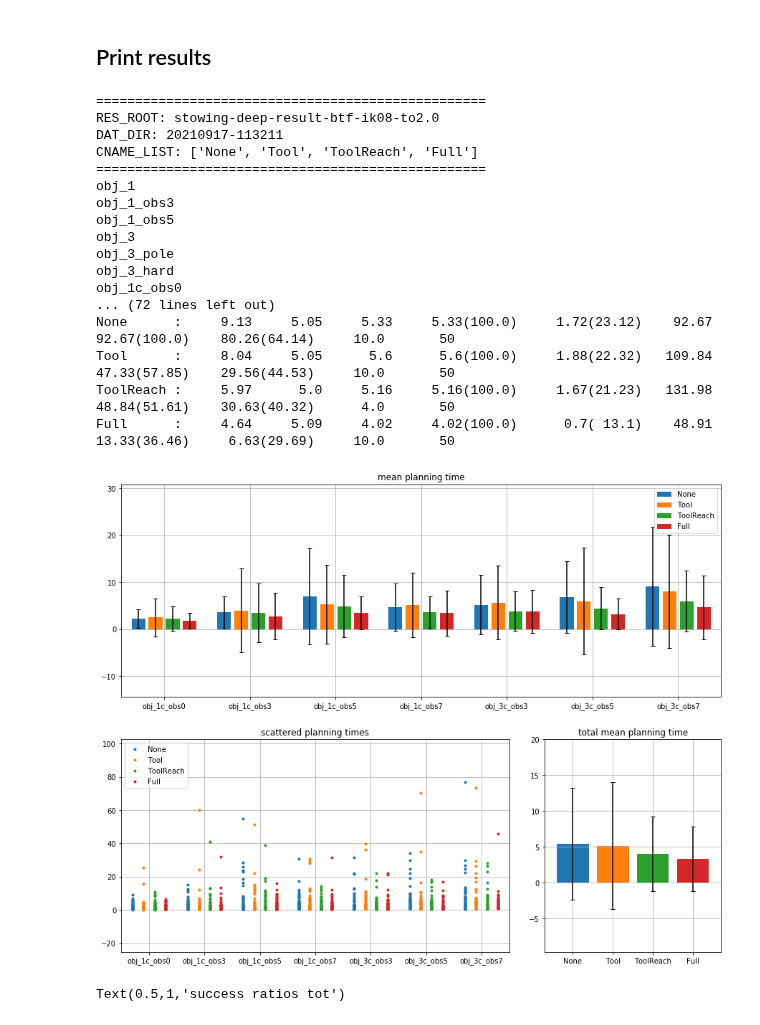
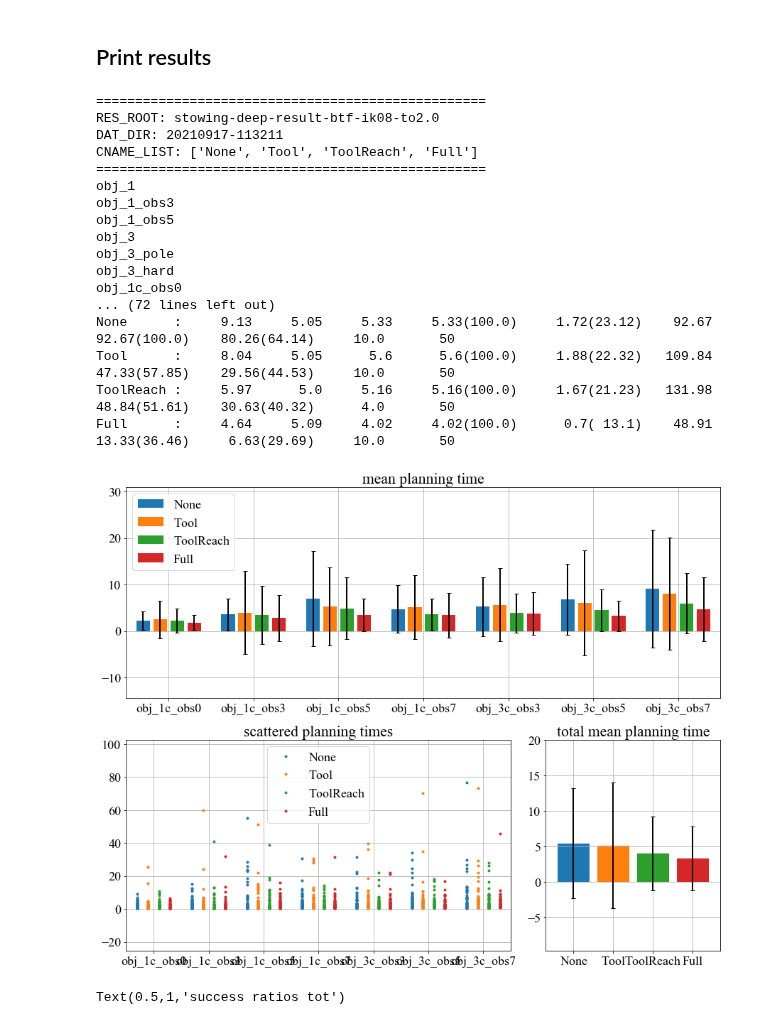
Before and after one commit to rnb-disinfection/rnb-planning, a Jupyter notebook: src/scripts/developing/pddlstream/[TEST] PDDLStream-print-results.ipynb, the cells around one changed output. Drawn from its saved outputs; the diff is of its cells as text; code cells hidden in the pictures.

Commit message:
overall result plot

```diff
--- a/src/scripts/developing/pddlstream/[TEST] PDDLStream-print-results.ipynb
+++ b/src/scripts/developing/pddlstream/[TEST] PDDLStream-print-results.ipynb
@@ -16,6 +16,9 @@ from plot_scripts import *
 # %% [markdown]
 ## Print results
 # %%
+plt.rcParams['font.size'] = 18
+plt.rcParams["font.family"] = "Times New Roman"
+plt.rcParams['lines.linewidth'] = 2
 CNAME_LIST = ['None', 'Tool', 'ToolReach', 'Full']
 resdat_all, res_dict_all = print_results(RES_ROOT="stowing-deep-result-btf-ik08-to2.0",
                                          RTYPE="panda",
@@ -26,34 +29,34 @@ resdat_all, res_dict_all = print_results(RES_ROOT="stowing-deep-result-btf-ik08-
 #                                                    'obj_1_obs5',
 #                                                    'obj_3',
 #                                                    'obj_3_pole',
 #                                                    'obj_3_hard',
 #                                                    'obj_1c_obs0',
 #                                                    'obj_1c_obs3',
 #                                                    'obj_1c_obs5',
 #                                                    'obj_1c_obs7',
 #                                                    'obj_3c_obs3',
 #                                                    'obj_3c_obs5']
                                         )
 plot_times(resdat_all, CHECKERS=CNAME_LIST)
 # %% [output]
 ==================================================
 RES_ROOT: stowing-deep-result-btf-ik08-to2.0
 DAT_DIR: 20210917-113211
 CNAME_LIST: ['None', 'Tool', 'ToolReach', 'Full']
 ==================================================
 obj_1
 obj_1_obs3
 obj_1_obs5
 obj_3
 obj_3_pole
 obj_3_hard
 obj_1c_obs0
 ... (72 lines left out)
 None      :     9.13     5.05     5.33     5.33(100.0)     1.72(23.12)    92.67    92.67(100.0)    80.26(64.14)     10.0       50
 Tool      :     8.04     5.05      5.6      5.6(100.0)     1.88(22.32)   109.84    47.33(57.85)    29.56(44.53)     10.0       50
 ToolReach :     5.97      5.0     5.16     5.16(100.0)     1.67(21.23)   131.98    48.84(51.61)    30.63(40.32)      4.0       50
 Full      :     4.64     5.09     4.02     4.02(100.0)      0.7( 13.1)    48.91    13.33(36.46)     6.63(29.69)     10.0       50
-[figure, old version]
+[figure, new version]
 # %%
 scatter = False
 
```
Also changed, not shown: parts of 9 cells of this notebook.
